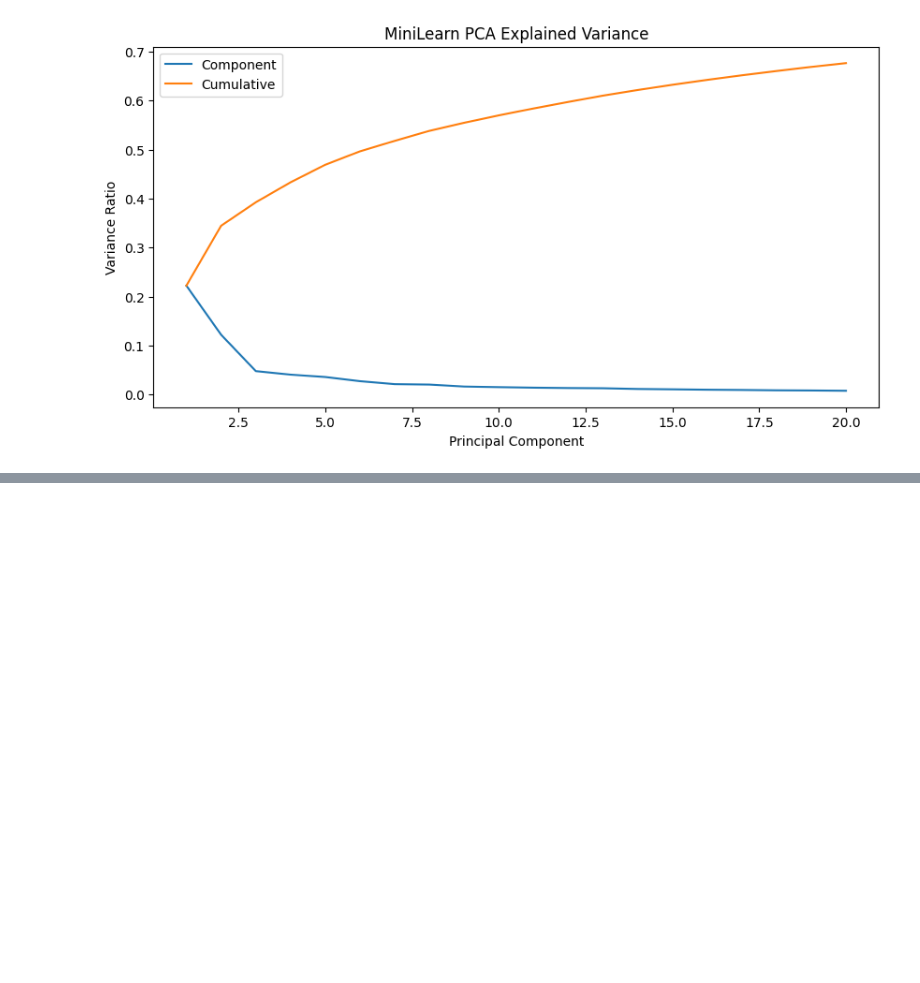
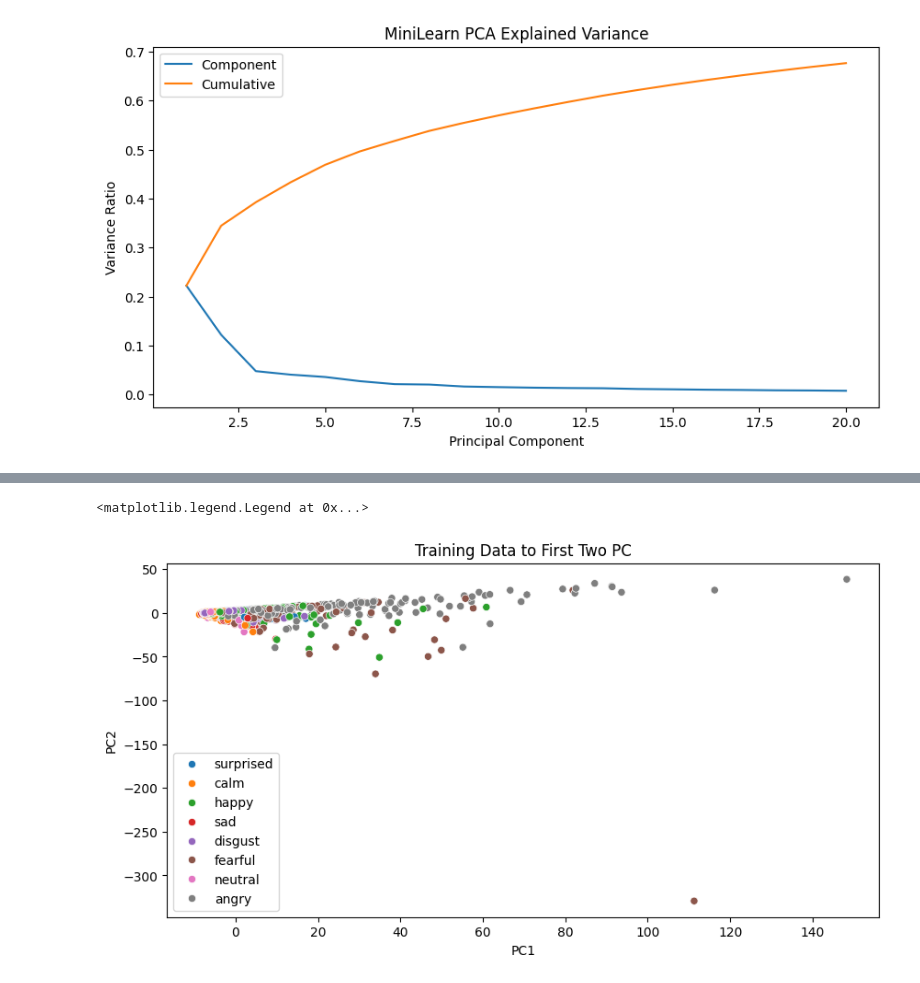
Before and after one commit to daley-tyler/Project_CSE432-532, a Jupyter notebook: SER_Project/notebooks/Dimension_Reduction_12.ipynb, the cells around one changed output, grey strips where cells are left out. Saved outputs shown, nothing was run; the diff lists cells and outputs as text; code cells hidden in the pictures; blank space fills up the shorter version.

```diff
--- a/SER_Project/notebooks/Dimension_Reduction_12.ipynb
+++ b/SER_Project/notebooks/Dimension_Reduction_12.ipynb
@@ -97,0 +141,13 @@ plt.legend()
+# %%
+pca2 = PCA(n_components=2)
+X_vis = pca2.fit_transform(X_train_scale)
+
+vis_df = pd.DataFrame({"PC1": X_vis[:,0], "PC2": X_vis[:,1], "emotion": y_train})
+
+plt.figure(figsize=(10,5))
+sns.scatterplot(data=vis_df, x="PC1", y="PC2", hue="emotion", s=35)
+plt.title("Training Data to First Two PC")
+plt.legend()
+# %% [output]
+<matplotlib.legend.Legend at 0x...>
+[figure, added]
```
Also changed, not shown: parts of 2 cells of this notebook, 1 other file.
